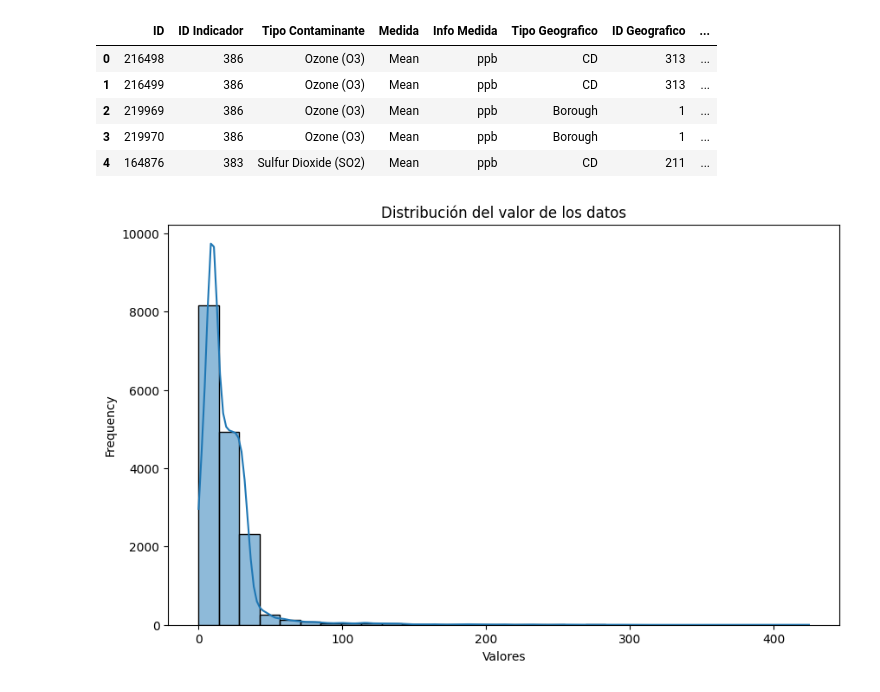
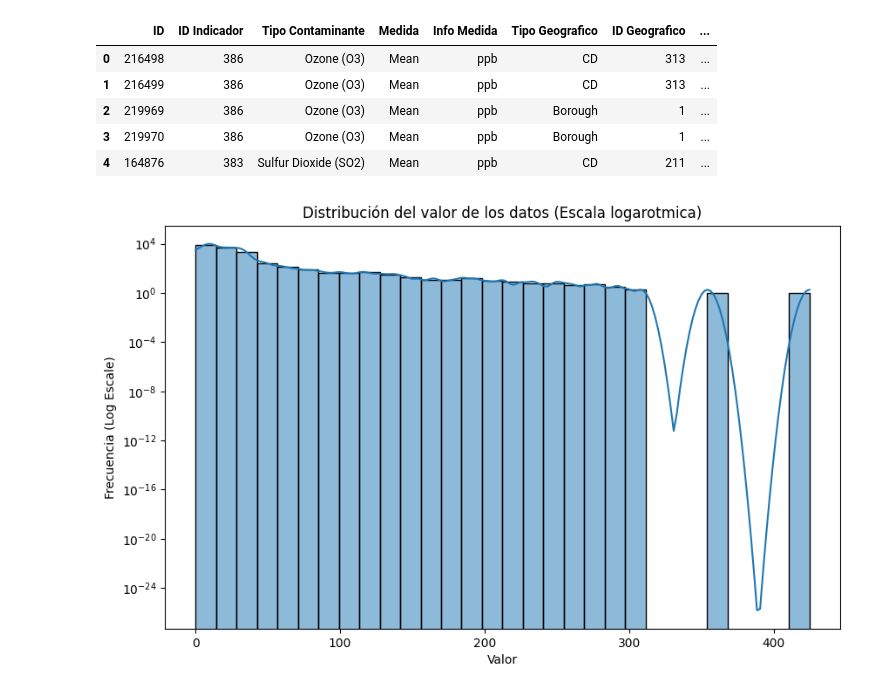
Before and after one commit to efr4in20/Proyecto-Air-NYC, a Jupyter notebook: ProyectoNYC/work/Bloxplots.ipynb, the cells around one changed output. Cells and saved outputs as stored; diff of their text form; code cells hidden in the pictures.

```diff
--- a/ProyectoNYC/work/Bloxplots.ipynb
+++ b/ProyectoNYC/work/Bloxplots.ipynb
@@ -56,12 +56,13 @@ La secuencia de índices es la esperada.
 # %%
 plt.figure(figsize=(10, 6))
 sns.histplot(df_TablaLimpia['Valor'], bins=30, kde=True)
-plt.title('Distribución del valor de los datos')
-plt.xlabel('Valores')
-plt.ylabel('Frecuencia')
+plt.yscale('log')  # Cambia la escala del eje y a logarítmica
+plt.title('Distribución del valor de los datos (Escala logarotmica)')
+plt.xlabel('Valor')
+plt.ylabel('Frecuencia (Log Escale)')
 plt.show()
 # %% [output]
-[figure, old version]
+[figure, new version]
 # %%
 plt.figure(figsize=(12, 6))
 sns.boxplot(x='Tipo Geografico', y='Valor', data=df_TablaLimpia)
```
Also changed, not shown: parts of 4 cells of this notebook, 6 other files.
